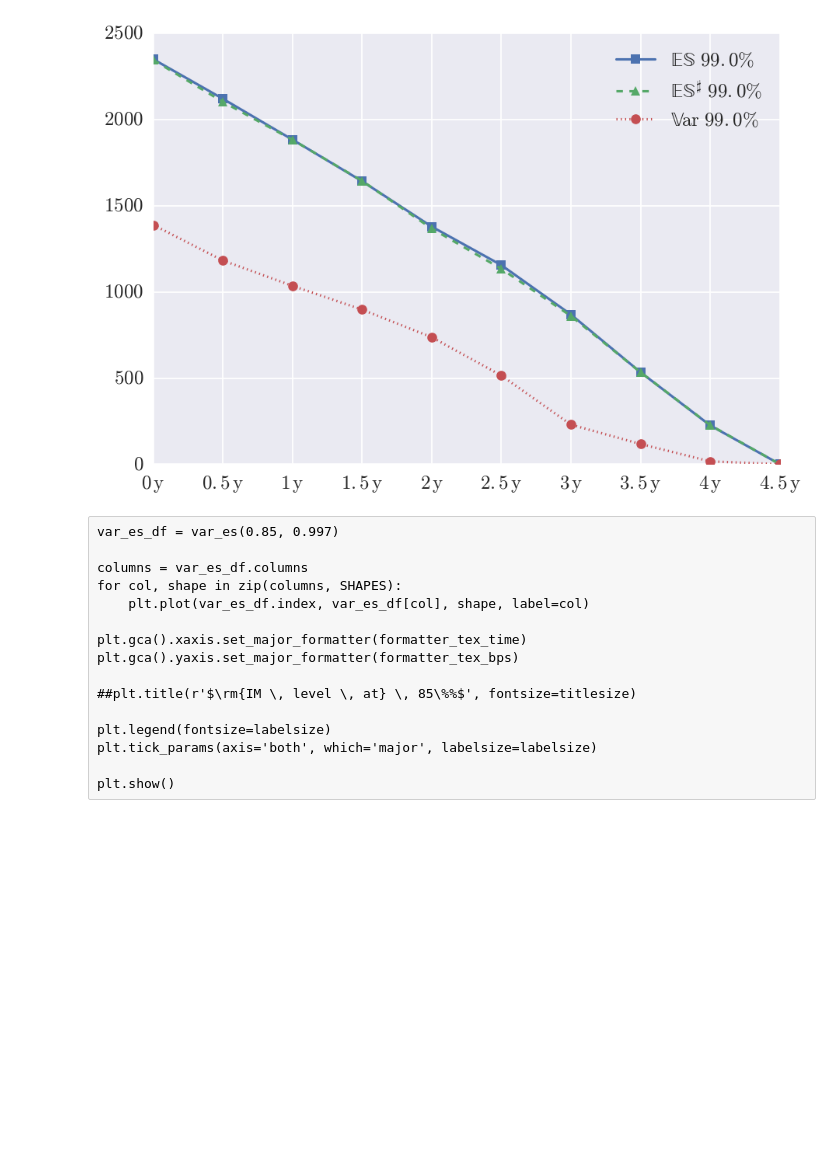
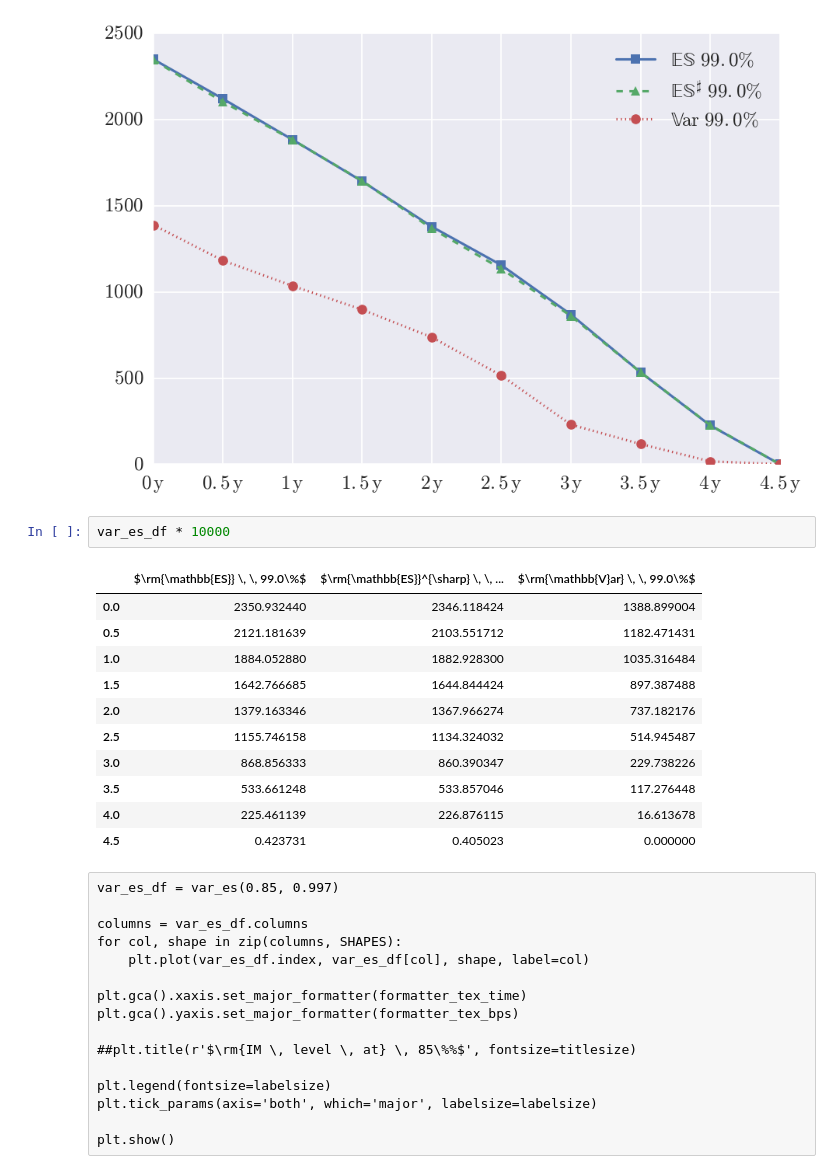
Before and after one commit to yarmenti/CCVA, a Jupyter notebook: runs xva optim/11. VaR and ES.ipynb, the cells around one changed output. Cells and saved outputs as stored; diff of their text form; blank space fills up the shorter version.

```diff
--- a/runs xva optim/11. VaR and ES.ipynb
+++ b/runs xva optim/11. VaR and ES.ipynb
@@ -269,6 +269,20 @@ plt.tick_params(axis='both', which='major', labelsize=labelsize)
 plt.show()
 # %% [output]
 [figure]
+# %%
+var_es_df * 10000
+# %% [output]
+|  | $\rm{\mathbb{ES}} \, \, 99.0\%$ | $\rm{\mathbb{ES}}^{\sharp} \, \, ... | $\rm{\mathbb{V}ar} \, \, 99.0\%$ |
+| 0.0 | 2350.932440 | 2346.118424 | 1388.899004 |
+| 0.5 | 2121.181639 | 2103.551712 | 1182.471431 |
+| 1.0 | 1884.052880 | 1882.928300 | 1035.316484 |
+| 1.5 | 1642.766685 | 1644.844424 | 897.387488 |
+| 2.0 | 1379.163346 | 1367.966274 | 737.182176 |
+| 2.5 | 1155.746158 | 1134.324032 | 514.945487 |
+| 3.0 | 868.856333 | 860.390347 | 229.738226 |
+| 3.5 | 533.661248 | 533.857046 | 117.276448 |
+| 4.0 | 225.461139 | 226.876115 | 16.613678 |
+| 4.5 | 0.423731 | 0.405023 | 0.000000 |
 # %% [raw]
 var_es_df = var_es(0.85, 0.997)
 
```
Also changed, not shown: 1 other file.
